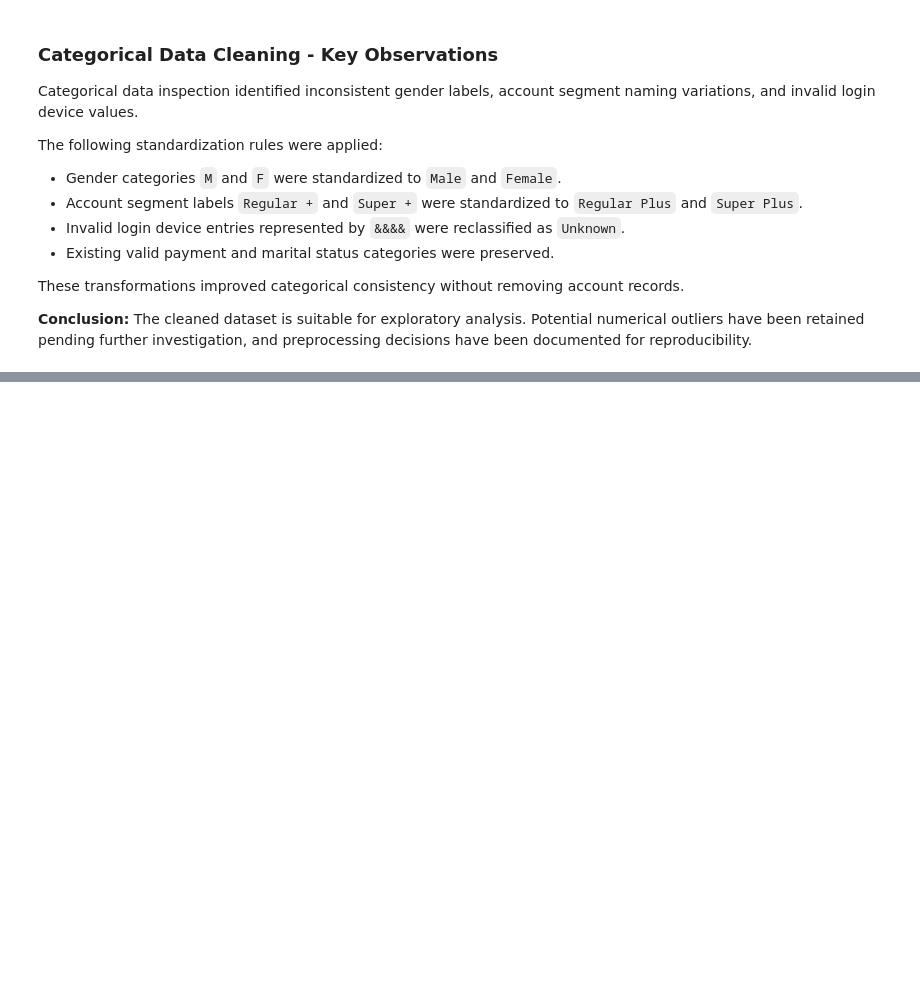
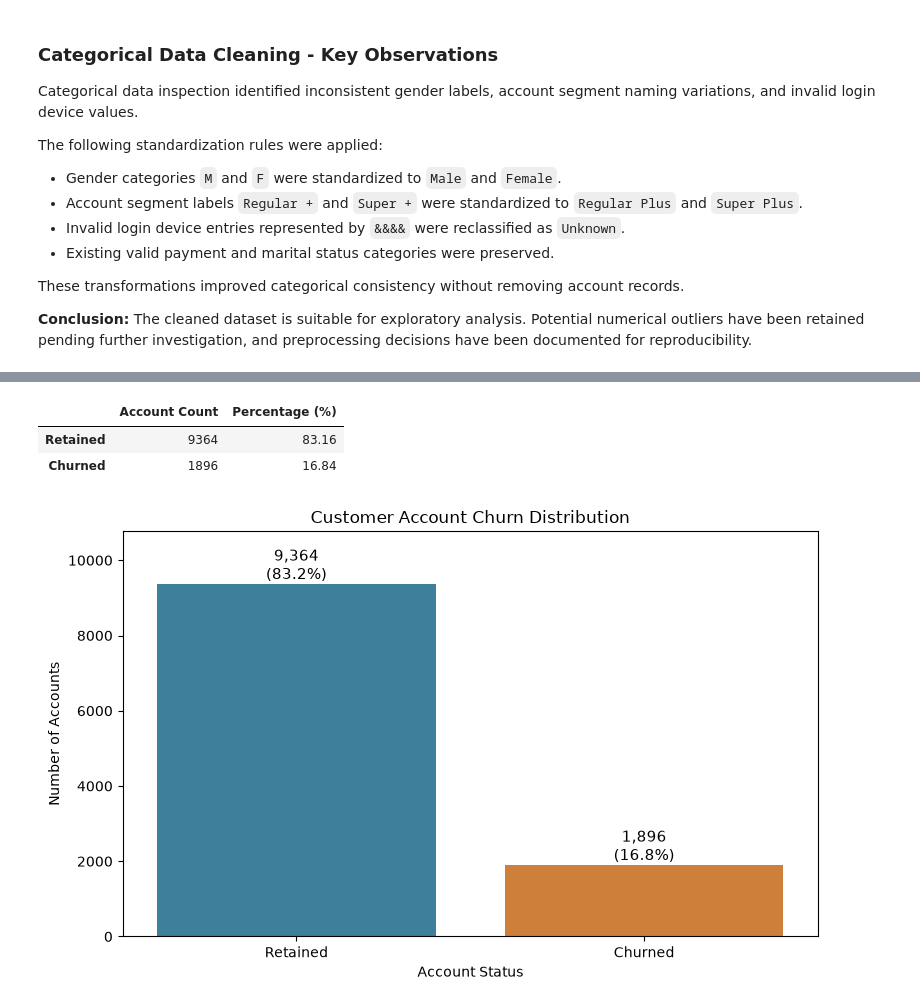
Before and after one commit to timayabi2020/churn-prediction-mlops, a Jupyter notebook: notebooks/churn_prediction.ipynb, the cells around one changed output, grey strips where cells are left out. Saved outputs shown, nothing was run; the diff lists cells and outputs as text; code cells hidden in the pictures; blank space fills up the shorter version.

```diff
--- a/notebooks/churn_prediction.ipynb
+++ b/notebooks/churn_prediction.ipynb
@@ -661,0 +670,61 @@ These transformations improved categorical consistency without removing account
+# %%
+# Calculate churn distribution
+churn_counts = df_eda["Churn"].value_counts().sort_index()
+
+churn_percentages = (
+    df_eda["Churn"].value_counts(normalize=True)
+    .sort_index() * 100
+)
+
+churn_summary = pd.DataFrame({
+    "Account Count": churn_counts,
+    "Percentage (%)": churn_percentages.round(2)
+})
+
+churn_summary.index = ["Retained", "Churned"]
+
+display(churn_summary)
+# %% [output]
+|  | Account Count | Percentage (%) |
+| Retained | 9364 | 83.16 |
+| Churned | 1896 | 16.84 |
+# %%
+# Visualize customer churn distribution
+plt.figure(figsize=(8, 5))
+
+ax = sns.countplot(
+    data=df_eda,
+    x="Churn",
+    order=[0, 1],
+    hue="Churn",
+    palette=["#2E86AB", "#E67E22"],
+    legend=False
+)
+
+plt.title("Customer Account Churn Distribution")
+plt.xlabel("Account Status")
+plt.ylabel("Number of Accounts")
+plt.xticks([0, 1], ["Retained", "Churned"])
+
+total = len(df_eda)
+
+for bar in ax.patches:
+    count = int(bar.get_height())
+    percentage = count / total * 100
+
+    ax.annotate(
+        f"{count:,}\n({percentage:.1f}%)",
+        (
+            bar.get_x() + bar.get_width() / 2,
+            bar.get_height()
+        ),
+        ha="center",
+        va="bottom",
+        fontsize=11
+    )
+
+plt.ylim(0, churn_counts.max() * 1.15)
+plt.tight_layout()
+plt.show()
+# %% [output]
+[figure, added]
```
Also changed, not shown: parts of 12 cells of this notebook.
